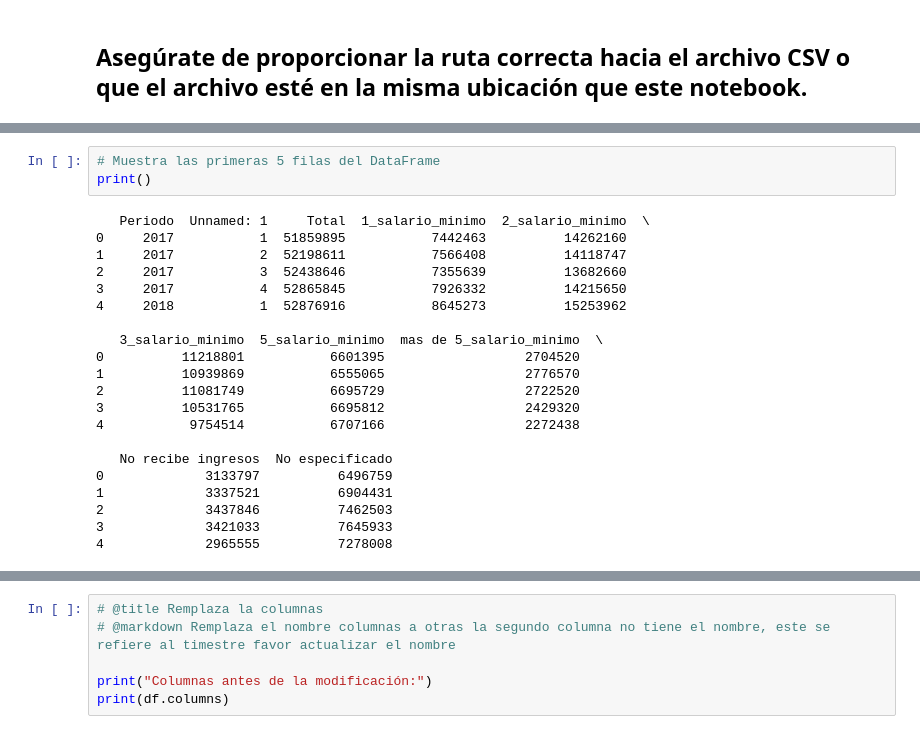
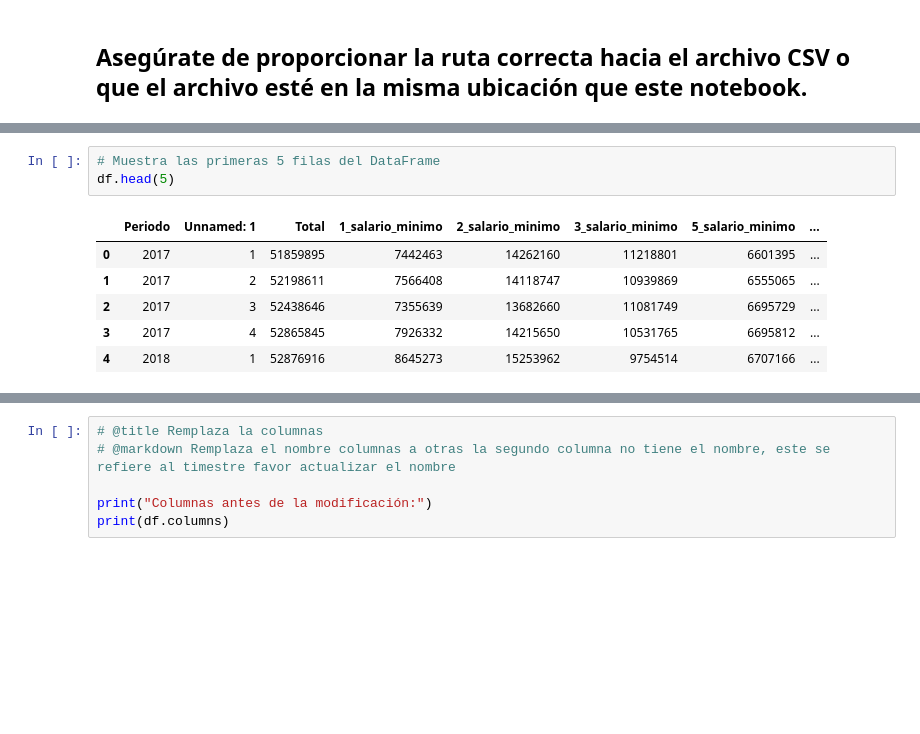
Before and after one commit to CarlosDavidRosales/ExamenCDBColab, a Jupyter notebook: Examen.ipynb, the cells around one changed output, grey strips where cells are left out. Saved outputs shown, nothing was run; the diff lists cells and outputs as text; blank space fills up the shorter version.

```diff
--- a/Examen.ipynb
+++ b/Examen.ipynb
@@ -73,28 +73,14 @@ df
 | 12 | 2020 | 1 | 55352304 | 12533197 | 19781852 | 8613773 | 3715640 | ... |
 # %%
 # Muestra las primeras 5 filas del DataFrame
-print()
+df.head(5)
 # %% [output]
-   Periodo  Unnamed: 1     Total  1_salario_minimo  2_salario_minimo  \
-0     2017           1  51859895           7442463          14262160
-1     2017           2  52198611           7566408          14118747
-2     2017           3  52438646           7355639          13682660
-3     2017           4  52865845           7926332          14215650
-4     2018           1  52876916           8645273          15253962
-
-   3_salario_minimo  5_salario_minimo  mas de 5_salario_minimo  \
-0          11218801           6601395                  2704520
-1          10939869           6555065                  2776570
-2          11081749           6695729                  2722520
-3          10531765           6695812                  2429320
-4           9754514           6707166                  2272438
-
-   No recibe ingresos  No especificado
-0             3133797          6496759
-1             3337521          6904431
-2             3437846          7462503
-3             3421033          7645933
-4             2965555          7278008
+|  | Periodo | Unnamed: 1 | Total | 1_salario_minimo | 2_salario_minimo | 3_salario_minimo | 5_salario_minimo | ... |
+| 0 | 2017 | 1 | 51859895 | 7442463 | 14262160 | 11218801 | 6601395 | ... |
+| 1 | 2017 | 2 | 52198611 | 7566408 | 14118747 | 10939869 | 6555065 | ... |
+| 2 | 2017 | 3 | 52438646 | 7355639 | 13682660 | 11081749 | 6695729 | ... |
+| 3 | 2017 | 4 | 52865845 | 7926332 | 14215650 | 10531765 | 6695812 | ... |
+| 4 | 2018 | 1 | 52876916 | 8645273 | 15253962 | 9754514 | 6707166 | ... |
 # %%
 # @title Estadistica de daframe
 print("\nEstadísticas básicas del DataFrame:")
```
Also changed, not shown: parts of 10 cells of this notebook.
